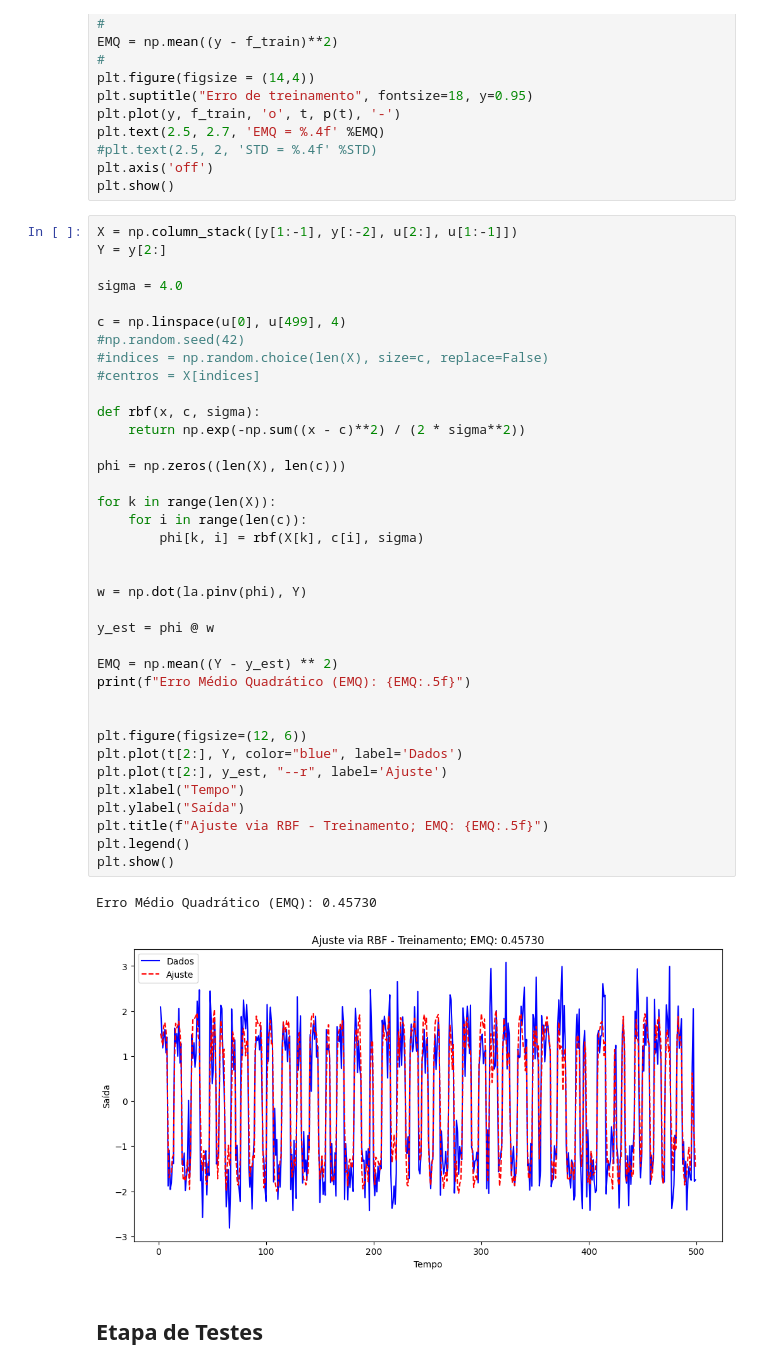
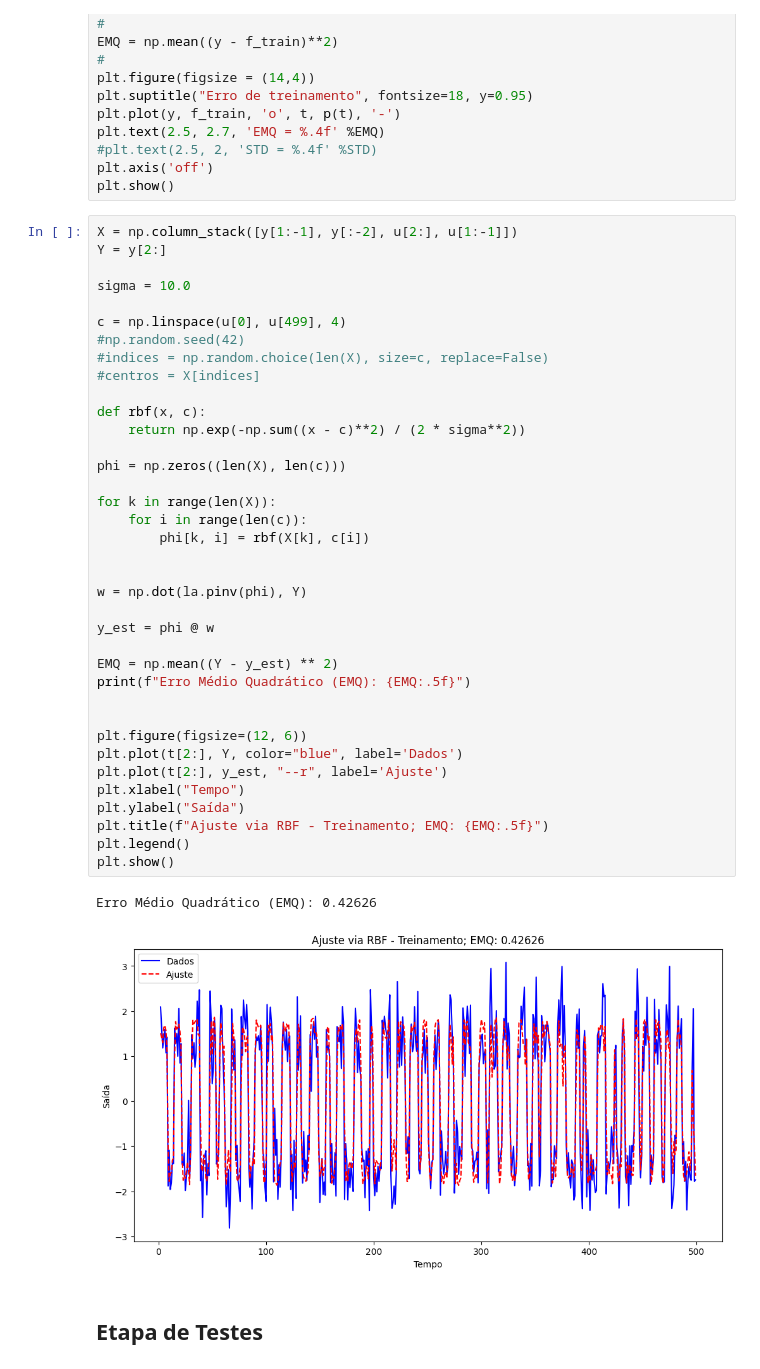
Before and after one commit to DanielMedeiros1/Projeto_MMQ_RBF_CN, a Jupyter notebook: Projeto_U2.ipynb, the cells around one changed output. Cells and saved outputs as stored; diff of their text form.

```diff
--- a/Projeto_U2.ipynb
+++ b/Projeto_U2.ipynb
@@ -55,42 +55,42 @@ plt.show()
 X = np.column_stack([y[1:-1], y[:-2], u[2:], u[1:-1]])
 Y = y[2:]
 
-sigma = 4.0
+sigma = 10.0
 
 c = np.linspace(u[0], u[499], 4)
 #np.random.seed(42)
 #indices = np.random.choice(len(X), size=c, replace=False)
 #centros = X[indices]
 
-def rbf(x, c, sigma):
+def rbf(x, c):
     return np.exp(-np.sum((x - c)**2) / (2 * sigma**2))
 
 phi = np.zeros((len(X), len(c)))
 
 for k in range(len(X)):
     for i in range(len(c)):
-        phi[k, i] = rbf(X[k], c[i], sigma)
+        phi[k, i] = rbf(X[k], c[i])
 
 
 w = np.dot(la.pinv(phi), Y)
 
 y_est = phi @ w
 
 EMQ = np.mean((Y - y_est) ** 2)
 print(f"Erro Médio Quadrático (EMQ): {EMQ:.5f}")
 
 
 plt.figure(figsize=(12, 6))
 plt.plot(t[2:], Y, color="blue", label='Dados')
 plt.plot(t[2:], y_est, "--r", label='Ajuste')
 plt.xlabel("Tempo")
 plt.ylabel("Saída")
 plt.title(f"Ajuste via RBF - Treinamento; EMQ: {EMQ:.5f}")
 plt.legend()
 plt.show()
 # %% [output]
-Erro Médio Quadrático (EMQ): 0.45730
+Erro Médio Quadrático (EMQ): 0.42626
-[figure, old version]
+[figure, new version]
 # %% [markdown]
 ## Etapa de Testes
 # %%
```
